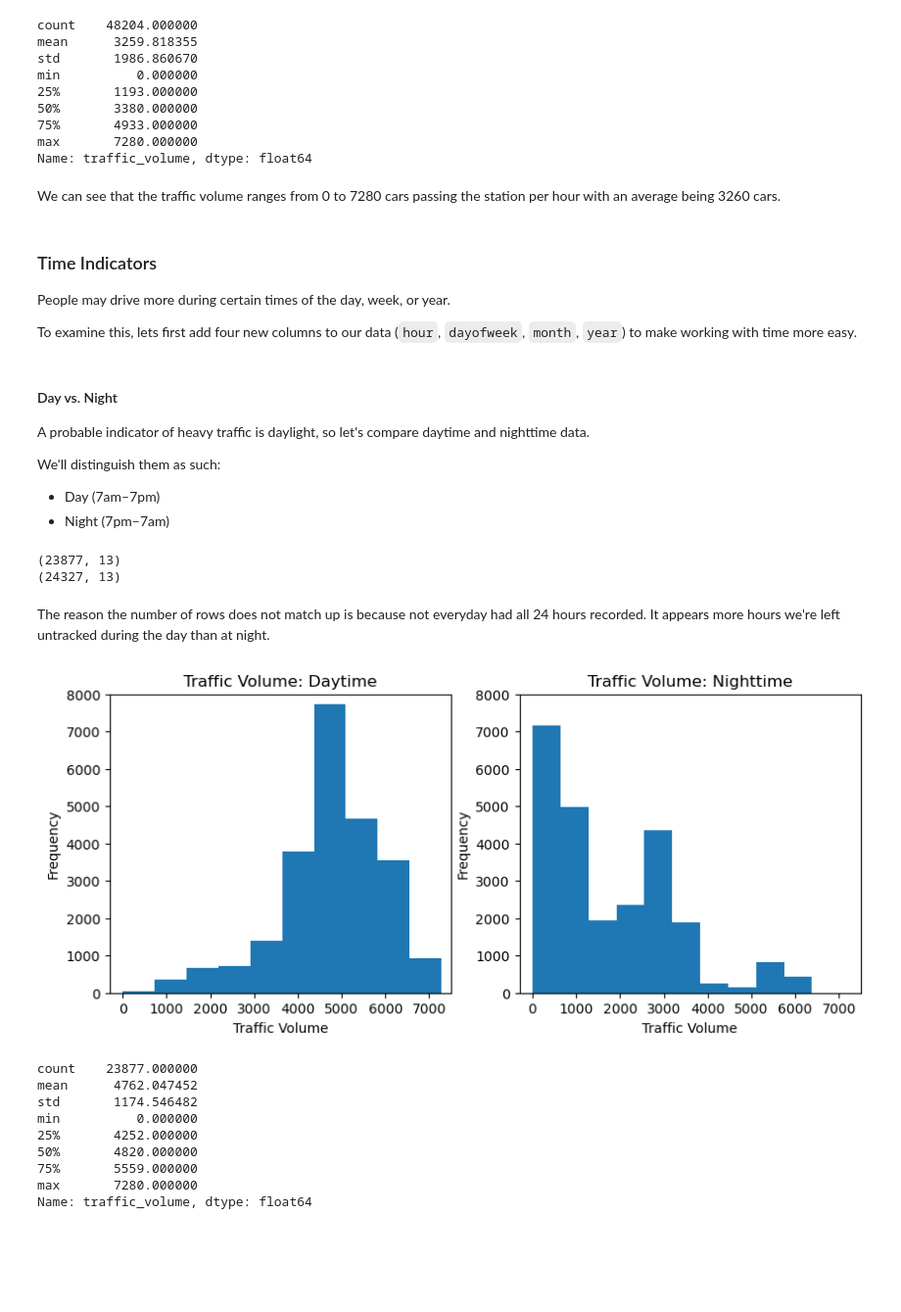
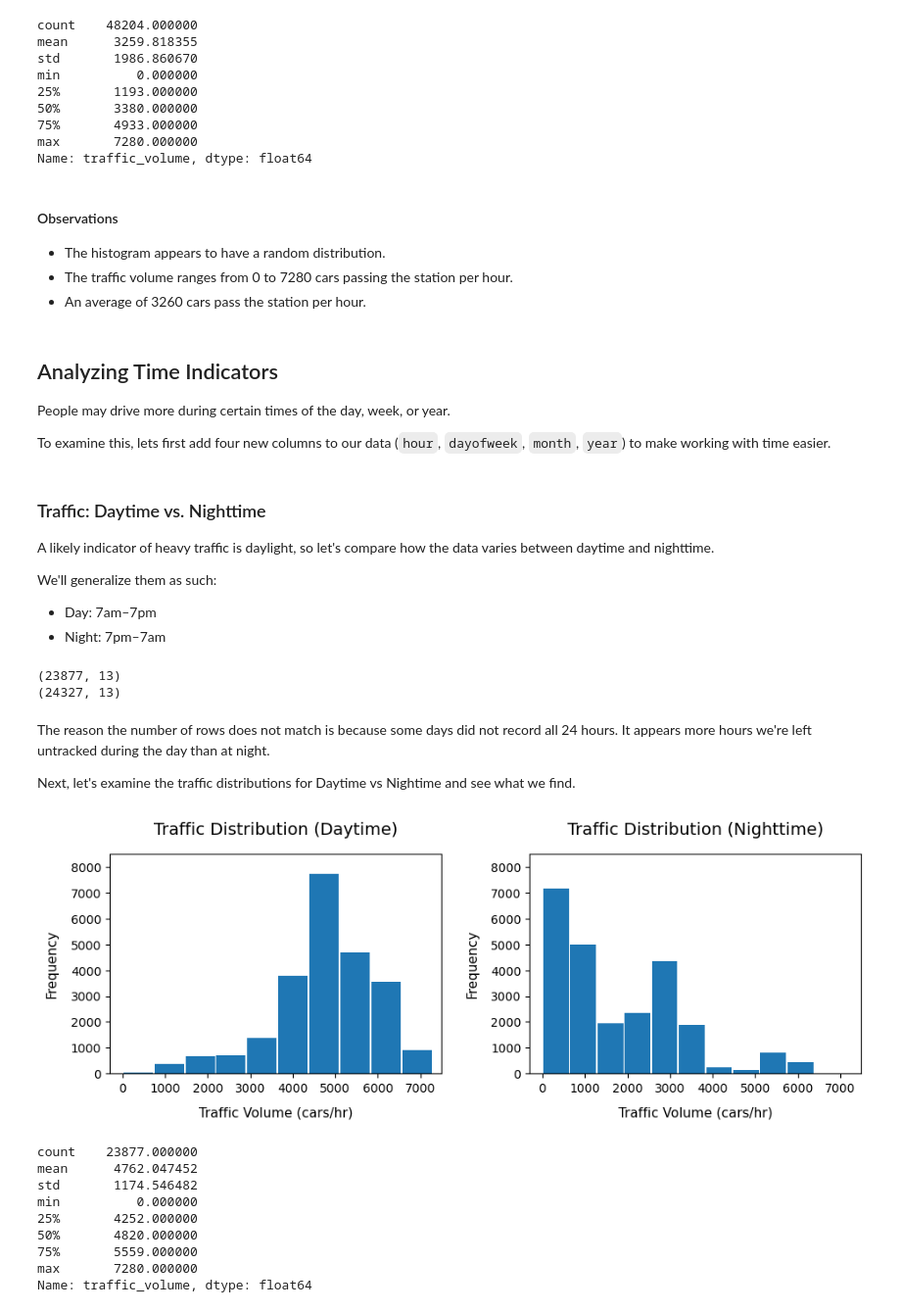
Before and after one commit to CodyTheCoderPrice/Finding-Heavy-Traffic-Indicators-on-I94, a Jupyter notebook: Finding Heavy Traffic Indicators on I-94.ipynb, the cells around one changed output. Shown at 98% size. Cells and saved outputs as stored; diff of their text form; code cells hidden in the pictures; blank space fills up the shorter version.

```diff
--- a/Finding Heavy Traffic Indicators on I-94.ipynb
+++ b/Finding Heavy Traffic Indicators on I-94.ipynb
@@ -83,12 +119,15 @@ min          0.000000
 max       7280.000000
 Name: traffic_volume, dtype: float64
 # %% [markdown]
-We can see that the traffic volume ranges from 0 to 7280 cars passing the station per hour with an average being 3260 cars.
+#### Observations
+* The histogram appears to have a random distribution.
+* The traffic volume ranges from 0 to 7280 cars passing the station per hour.
+* An average of 3260 cars pass the station per hour.
 # %% [markdown]
-### Time Indicators
+## Analyzing Time Indicators
 People may drive more during certain times of the day, week, or year.
 
-To examine this, lets first add four new columns to our data (`hour`, `dayofweek`, `month`, `year`) to make working with time more easy.
+To examine this, lets first add four new columns to our data (`hour`, `dayofweek`, `month`, `year`) to make working with time easier.
 # %%
 i_94['date_time'] = pd.to_datetime(i_94['date_time'])
 i_94['hour'] = i_94['date_time'].dt.hour
@@ -96,41 +135,36 @@ i_94['dayofweek'] = i_94['date_time'].dt.dayofweek
 i_94['month'] = i_94['date_time'].dt.month
 i_94['year'] = i_94['date_time'].dt.year
 # %% [markdown]
-#### Day vs. Night
-A probable indicator of heavy traffic is daylight, so let's compare daytime and nighttime data.
+### Traffic: Daytime vs. Nighttime
+A likely indicator of heavy traffic is daylight, so let's compare how the data varies between daytime and nighttime.
 
-We'll distinguish them as such:
-* Day (7am–7pm)
-* Night (7pm–7am)
+We'll generalize them as such:
+* Day: 7am–7pm
+* Night: 7pm–7am
 # %%
-day = i_94.copy()[(i_94['date_time'].dt.hour >= 7) & (i_94['date_time'].dt.hour < 19)]
-print(day.shape)
+daytime = i_94.copy()[(i_94['date_time'].dt.hour >= 7) & (i_94['date_time'].dt.hour < 19)]
+print(daytime.shape)
 
-night = i_94.copy()[(i_94['date_time'].dt.hour >= 19) | (i_94['date_time'].dt.hour < 7)]
-print(night.shape)
+nighttime = i_94.copy()[(i_94['date_time'].dt.hour >= 19) | (i_94['date_time'].dt.hour < 7)]
+print(nighttime.shape)
 # %% [output]
 (23877, 13)
 (24327, 13)
 # %% [markdown]
-The reason the number of rows does not match up is because not everyday had all 24 hours recorded. It appears more hours we're left untracked during the day than at night.
+The reason the number of rows does not match is because some days did not record all 24 hours. It appears more hours we're left untracked during the day than at night.
+
+Next, let's examine the traffic distributions for Daytime vs Nightime and see what we find.
 # %%
 plt.figure(figsize=(10, 4))
+
 plt.subplot(1, 2, 1)
-plt.hist(day['traffic_volume'])
-plt.xlim(-300, 7500)
-plt.ylim(0, 8000)
-plt.title('Traffic Volume: Daytime')
-plt.xlabel('Traffic Volume')
-plt.ylabel('Frequency')
+plot_traffic_hist(daytime['traffic_volume'], 'Traffic Distribution (Daytime)')
 
 plt.subplot(1, 2, 2)
-plt.hist(night['traffic_volume'])
-plt.xlim(-300, 7500)
-plt.ylim(0, 8000)
-plt.title('Traffic Volume: Nighttime')
-plt.xlabel('Traffic Volume')
-plt.ylabel('Frequency')
+plot_traffic_hist(nighttime['traffic_volume'], 'Traffic Distribution (Nighttime)')
+
+plt.tight_layout(pad=2)
 plt.show()
 # %% [output]
-[figure, old version]
+[figure, new version]
 # %%
```
Also changed, not shown: parts of 45 cells of this notebook, 1 other file.
